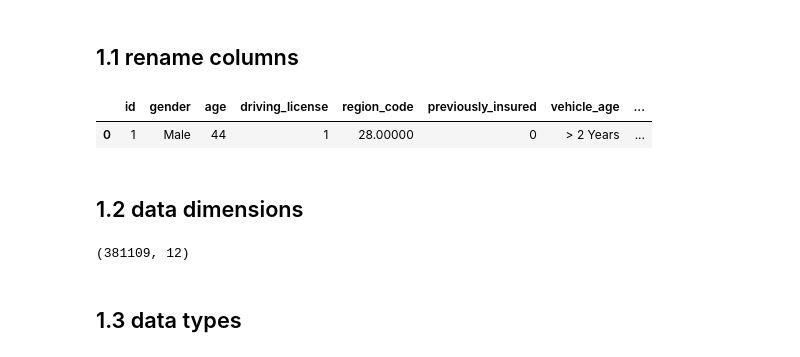
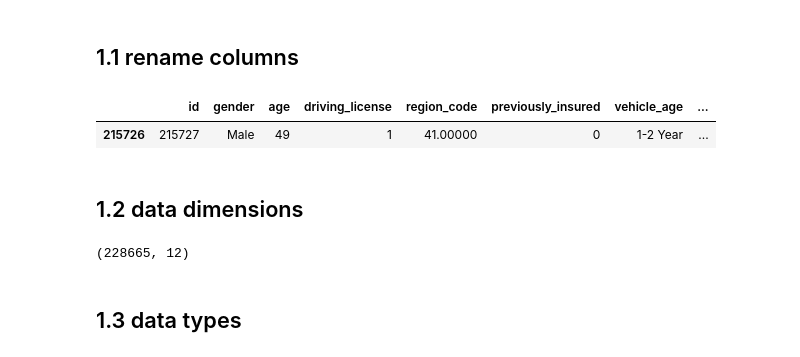
Before and after one commit to ViniciusKos/insurance_cross, a Jupyter notebook: insurance_cross_sell.ipynb, the cells around one changed output. Saved outputs shown, nothing was run; the diff lists cells and outputs as text; code cells hidden in the pictures.

```diff
--- a/insurance_cross_sell.ipynb
+++ b/insurance_cross_sell.ipynb
@@ -79,0 +82,9 @@ df0.head(1)
+# %%
+X=df0.drop('Response',axis=1)
+y=df0['Response']
+
+Xtrain, Xtest0, ytrain, ytest0 = train_test_split(X,y, random_state=42,  test_size=0.40, stratify=y)
+
+df0_train=pd.concat([Xtrain,ytrain],axis=1)
+
+df0_train.head()
@@ -93,18 +111,18 @@ Image('img/metadata.png')
 # %% [markdown]
 ## 1.1 rename columns
 # %%
-df1=df0.copy()
+df1=df0_train.copy()
 df1.columns=df1.columns.str.lower()
 df1.head(1)
 # %% [output]
 |  | id | gender | age | driving_license | region_code | previously_insured | vehicle_age | ... |
-| 0 | 1 | Male | 44 | 1 | 28.00000 | 0 | > 2 Years | ... |
+| 215726 | 215727 | Male | 49 | 1 | 41.00000 | 0 | 1-2 Year | ... |
 # %% [markdown]
 ## 1.2 data dimensions
 # %%
 df1.shape
 # %% [output]
-(381109, 12)
+(228665, 12)
 # %% [markdown]
 ## 1.3 data types
 # %%
```
Also changed, not shown: parts of 27 cells of this notebook, 4 other files.
